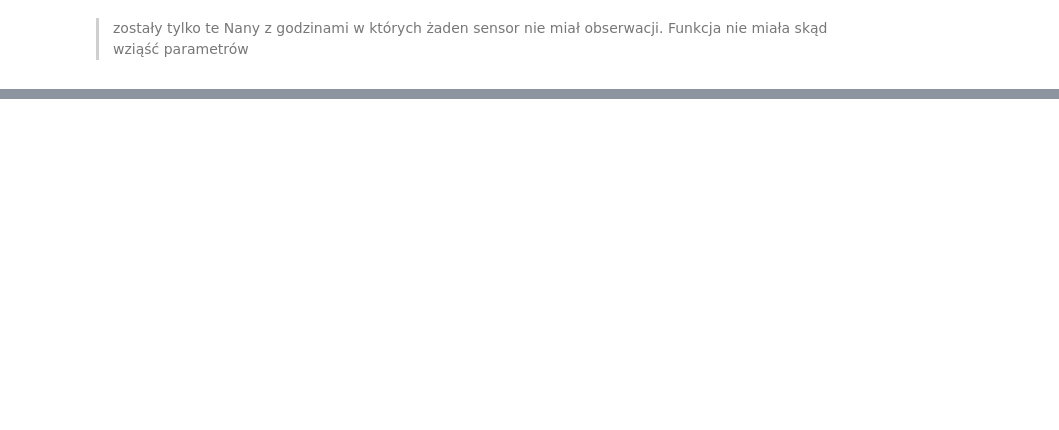
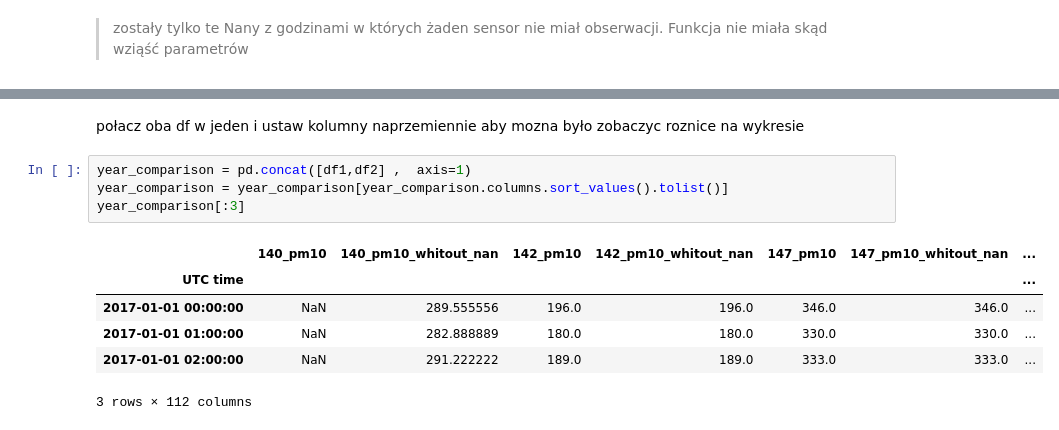
Before and after one commit to ciepielajan/SDA_SMOG_Wawelski, a Jupyter notebook: Jan/DistanceMetric_haversine_uzupełnienie_wartości_z_najblizszych_sensorow.ipynb, the cells around one changed output, grey strips where cells are left out. Saved outputs shown, nothing was run; the diff lists cells and outputs as text; blank space fills up the shorter version.

```diff
--- a/Jan/DistanceMetric_haversine_uzupełnienie_wartości_z_najblizszych_sensorow.ipynb
+++ b/Jan/DistanceMetric_haversine_uzupełnienie_wartości_z_najblizszych_sensorow.ipynb
@@ -247 +284,14 @@ columns_pm10 = [ i  for i in year.columns if  i.split("_")[1] == "pm10"]
+# %% [markdown]
+połacz oba df w jeden i ustaw kolumny naprzemiennie aby mozna było zobaczyc roznice na wykresie
+# %%
+year_comparison = pd.concat([df1,df2] ,  axis=1)
+year_comparison = year_comparison[year_comparison.columns.sort_values().tolist()]
+year_comparison[:3]
+# %% [output]
+|  | 140_pm10 | 140_pm10_whitout_nan | 142_pm10 | 142_pm10_whitout_nan | 147_pm10 | 147_pm10_whitout_nan | ... |
+| UTC time |  |  |  |  |  |  | ... |
+| 2017-01-01 00:00:00 | NaN | 289.555556 | 196.0 | 196.0 | 346.0 | 346.0 | ... |
+| 2017-01-01 01:00:00 | NaN | 282.888889 | 180.0 | 180.0 | 330.0 | 330.0 | ... |
+| 2017-01-01 02:00:00 | NaN | 291.222222 | 189.0 | 189.0 | 333.0 | 333.0 | ... |
+3 rows × 112 columns
 # %%
```
Also changed, not shown: parts of 10 cells of this notebook.
